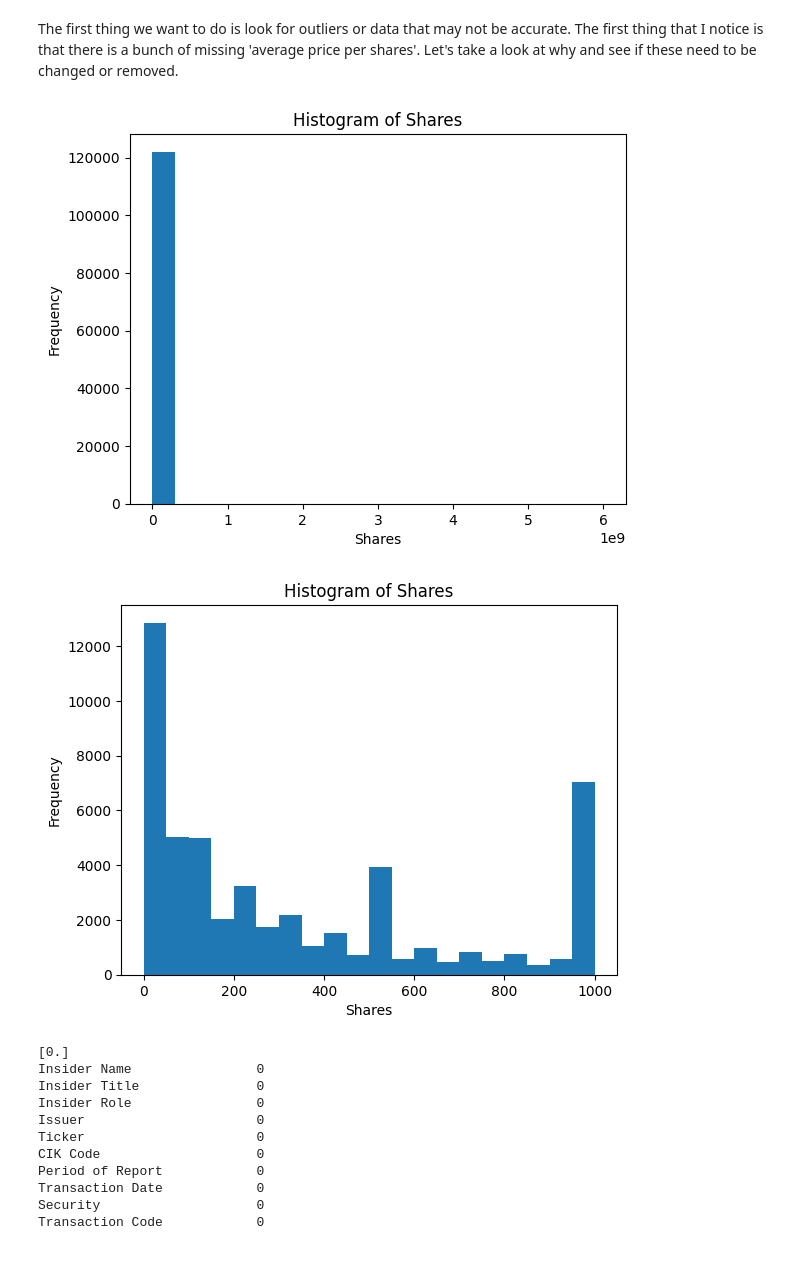
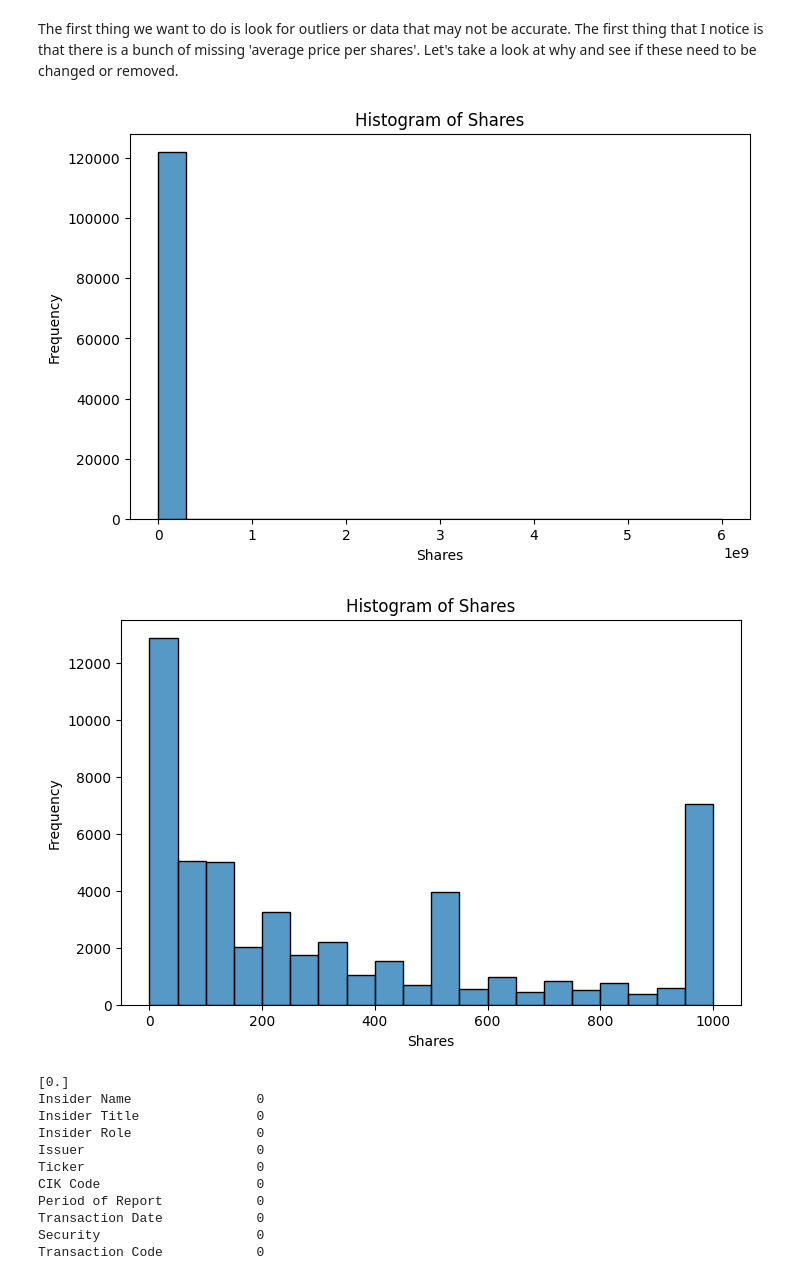
Before and after one commit to tmacpherson6/Do-Insiders-Know-Something-We-Dont, a Jupyter notebook: Thomas_EDA.ipynb, the cells around one changed output. Saved outputs shown, nothing was run; the diff lists cells and outputs as text; code cells hidden in the pictures.

Commit message:
Improved EDA visualizations with Seaborn (too large for altair). Filtered data down based on price difference on date of transactions.

```diff
--- a/Thomas_EDA.ipynb
+++ b/Thomas_EDA.ipynb
@@ -71,23 +72,23 @@ dtype: int64
 # %% [markdown]
 The first thing we want to do is look for outliers or data that may not be accurate. The first thing that I notice is that there is a bunch of missing 'average price per shares'. Let's take a look at why and see if these need to be changed or removed.
 # %%
-plt.figure()
-plt.hist(cs_df['shares'],bins=20)
+plt.figure(figsize = (8,5))
+sns.histplot(data=cs_df, x='shares',bins=20)
 plt.xlabel('Shares')
 plt.ylabel('Frequency')
 plt.title('Histogram of Shares')
 plt.show()
 # %% [output]
-[figure, old version]
+[figure, new version]
 # %%
-plt.figure()
-plt.hist(cs_df['shares'],bins=20,range=(0,1000))
+plt.figure(figsize=(8,5))
+sns.histplot(data= cs_df, x = 'shares', bins=20, binrange=(0,1000))
 plt.xlabel('Shares')
 plt.ylabel('Frequency')
 plt.title('Histogram of Shares')
 plt.show()
 # %% [output]
-[figure, old version]
+[figure, new version]
 # %%
 temp_df = cs_df[cs_df['average_price_per_share'].isna()]
 temp_df.iloc[:,:15].head()
```
Also changed, not shown: parts of 22 cells of this notebook.
